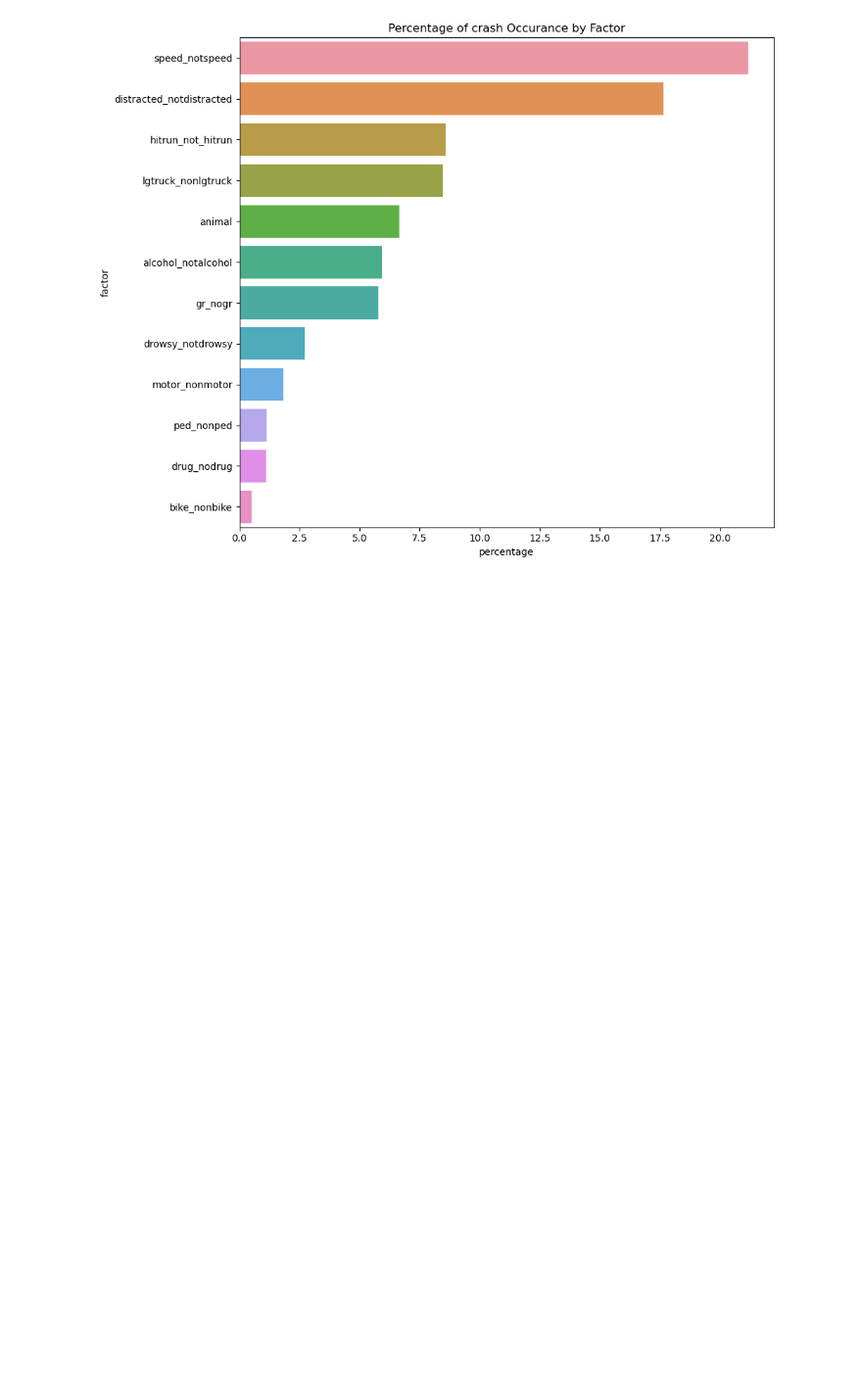
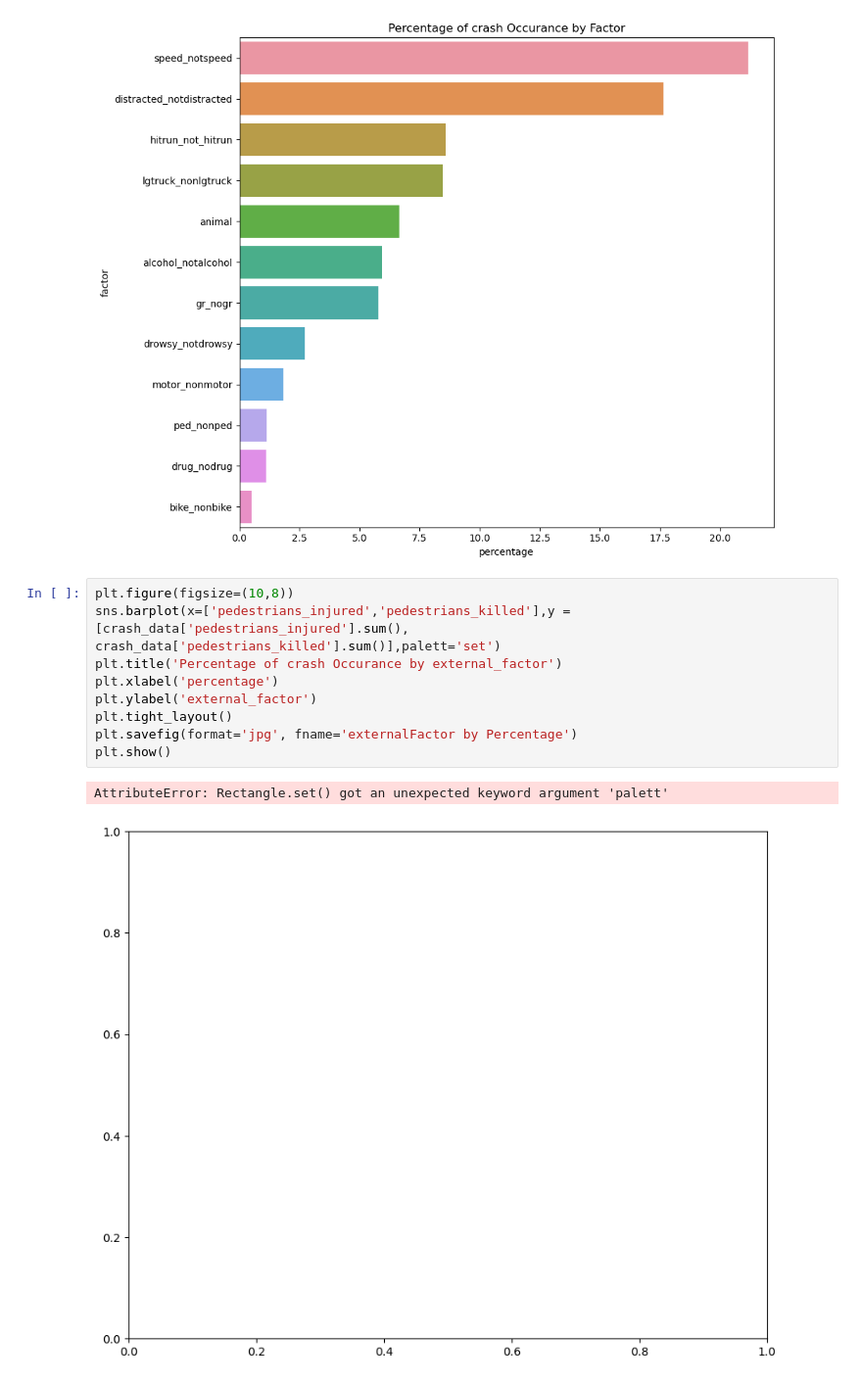
Before and after one commit to Eliab16/VDOT-crash-analysis, a Jupyter notebook: notebooks/VDOT_Analysis.ipynb, the cells around one changed output. Shown at 98% size. Cells and saved outputs as stored; diff of their text form; blank space fills up the shorter version.

```diff
--- a/notebooks/VDOT_Analysis.ipynb
+++ b/notebooks/VDOT_Analysis.ipynb
@@ -437,3 +437,16 @@ plt.savefig(format='jpg', fname='Factor by Percentage')
 plt.show()
 # %% [output]
 [figure]
+# %%
+plt.figure(figsize=(10,8))
+sns.barplot(x=['pedestrians_injured','pedestrians_killed'],y =[crash_data['pedestrians_injured'].sum(),
+crash_data['pedestrians_killed'].sum()],palett='set')
+plt.title('Percentage of crash Occurance by external_factor')
+plt.xlabel('percentage')
+plt.ylabel('external_factor')
+plt.tight_layout()
+plt.savefig(format='jpg', fname='externalFactor by Percentage')
+plt.show()
+# %% [output]
+AttributeError: Rectangle.set() got an unexpected keyword argument 'palett'
+[figure, added]
```
Also changed, not shown: parts of 10 cells of this notebook, 21 other files.
